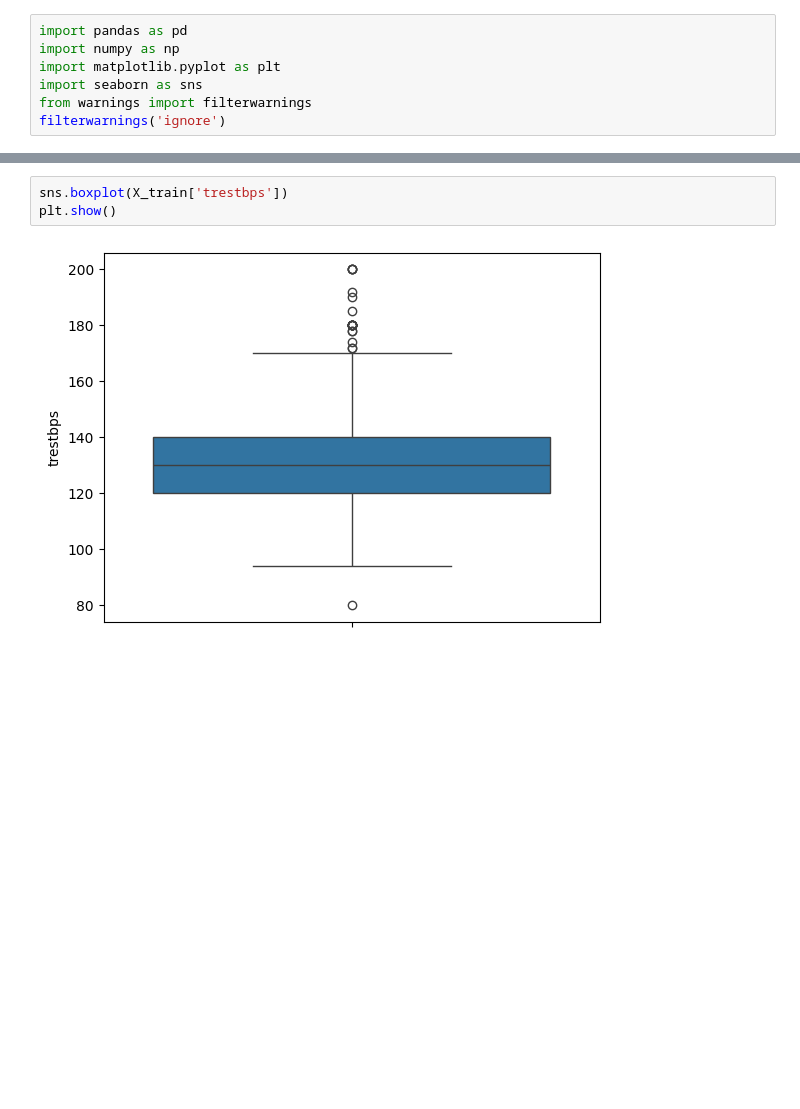
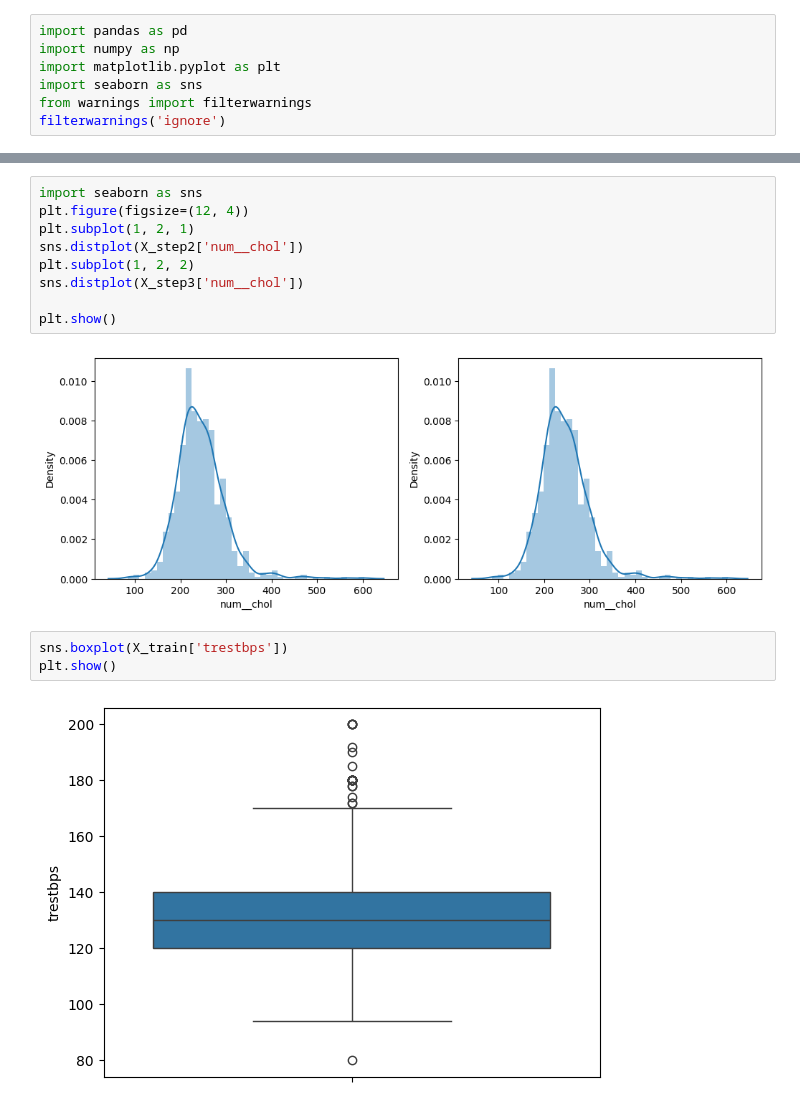
Before and after one commit to SumanGouda/Scikit-Learn-, a Jupyter notebook: PROJECT/HEART DISEASE/heart_disease_predictor.ipynb, the cells around one changed output, grey strips where cells are left out. Saved outputs shown, nothing was run; the diff lists cells and outputs as text; blank space fills up the shorter version.

```diff
--- a/PROJECT/HEART DISEASE/heart_disease_predictor.ipynb
+++ b/PROJECT/HEART DISEASE/heart_disease_predictor.ipynb
@@ -201,3 +228,14 @@ plt.show()
+# %%
+import seaborn as sns
+plt.figure(figsize=(12, 4))
+plt.subplot(1, 2, 1)
+sns.distplot(X_step2['num__chol'])
+plt.subplot(1, 2, 2)
+sns.distplot(X_step3['num__chol'])
+
+plt.show()
+# %% [output]
+[figure, added]
 # %%
 sns.boxplot(X_train['trestbps'])
 plt.show()
```
Also changed, not shown: parts of 32 cells of this notebook.
